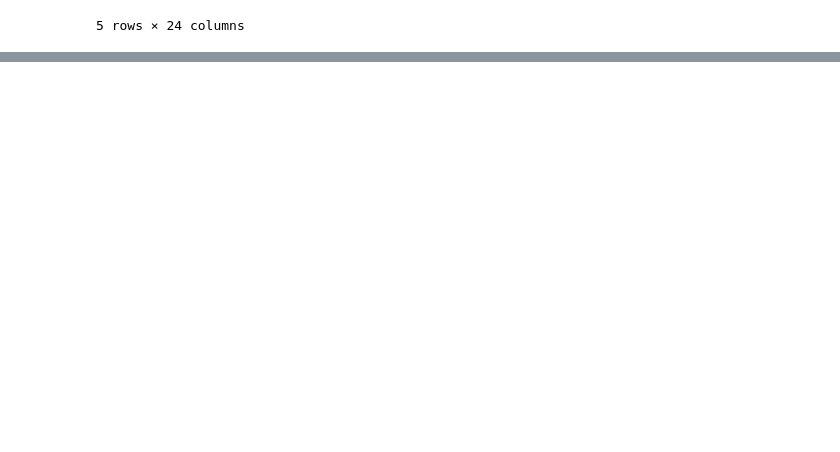
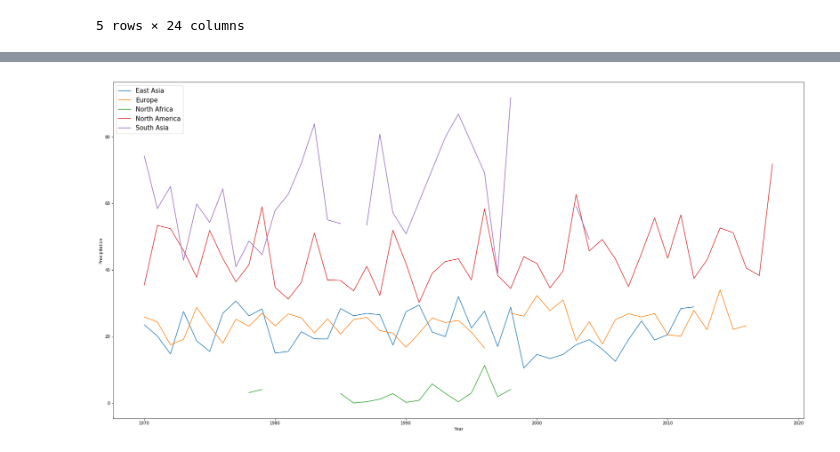
Before and after one commit to alanltsai/Project-01, a Jupyter notebook: weather_trend.ipynb, the cells around one changed output, grey strips where cells are left out. Drawn from its saved outputs; the diff is of its cells as text; code cells hidden in the pictures; blank space fills up the shorter version.

```diff
--- a/weather_trend.ipynb
+++ b/weather_trend.ipynb
@@ -93,0 +96,15 @@ plt.legend(loc='upper left')
+# %%
+plt.figure(figsize=(30,15))
+
+plt.plot(East_Asia["DATE"],East_Asia["PRCP"],label="East Asia")
+plt.xlabel("Year")
+plt.ylabel("Precipitation")
+plt.plot(Europe["DATE"],Europe["PRCP"],label="Europe")
+plt.plot(North_Africa["DATE"],North_Africa["PRCP"],label="North Africa")
+#plt.plot(Latin_America["DATE"],Latin_America["PRCP"],label="Latin America")
+plt.plot(North_America["DATE"],North_America["PRCP"],label="North America")
+plt.plot(South_Asia["DATE"],South_Asia["PRCP"],label="South Asia")
+plt.legend(loc='upper left',prop={'size':15})
+plt.savefig("precipitation_trend.png")
+# %% [output]
+[figure, added]
```
Also changed, not shown: parts of 1 cell of this notebook, 5 other files.
